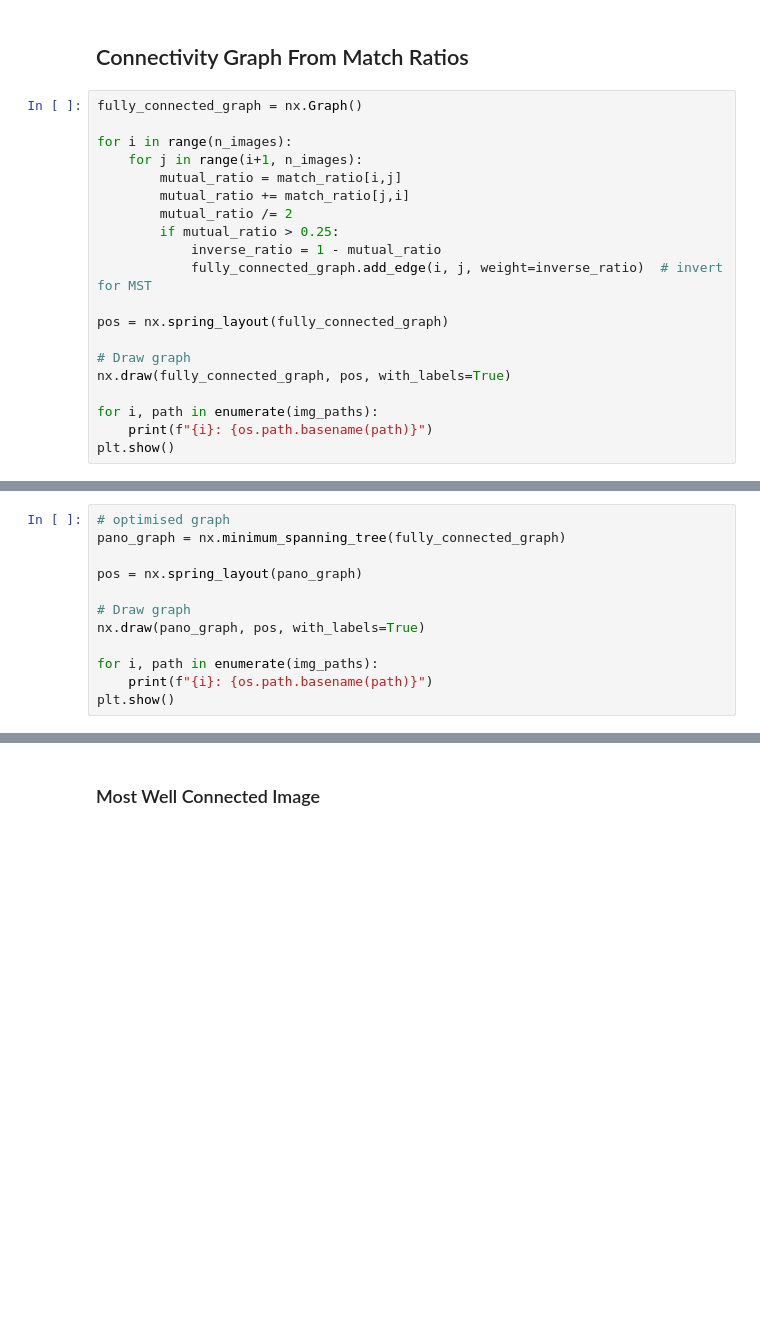
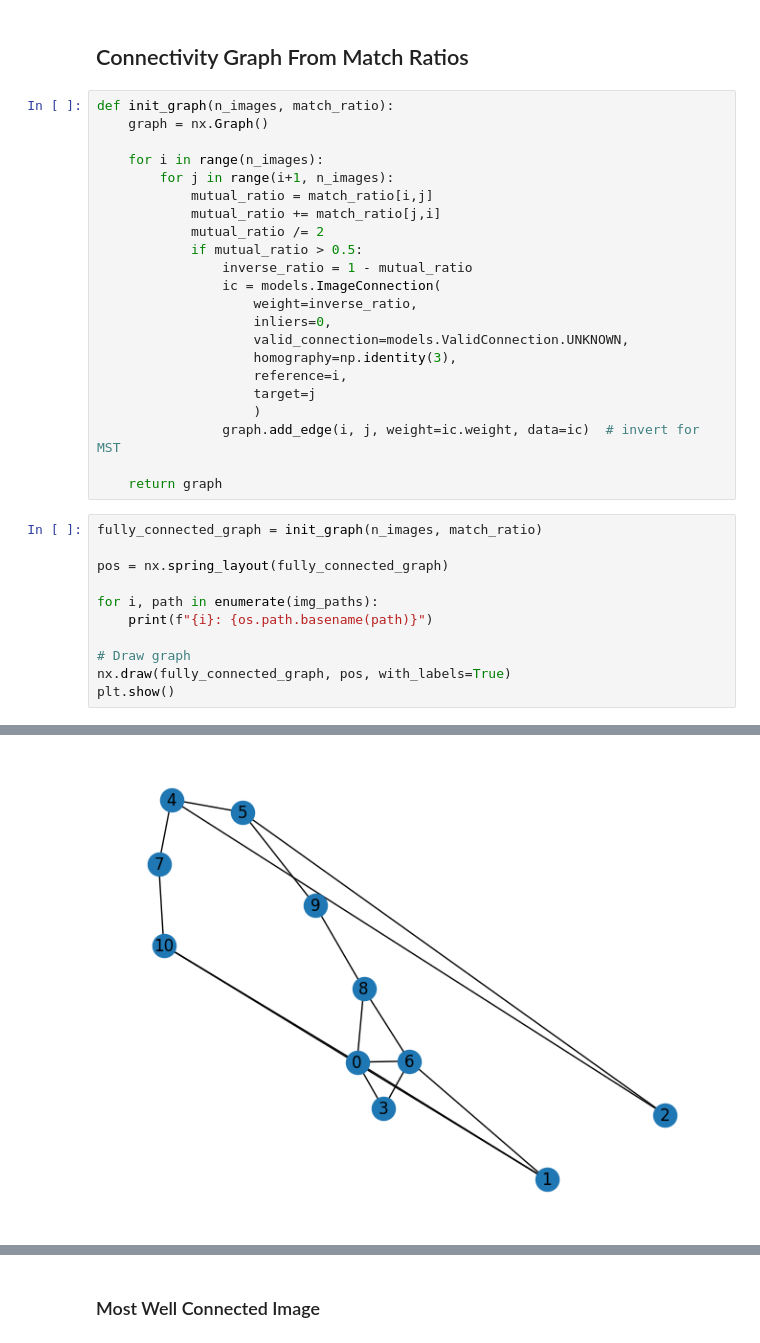
Before and after one commit to GCSchmidt/local-image-features-apps, a Jupyter notebook: src/image_stitching/experiments.ipynb, the cells around one changed output, grey strips where cells are left out. Drawn from its saved outputs; the diff is of its cells as text; blank space fills up the shorter version.

```diff
--- a/src/image_stitching/experiments.ipynb
+++ b/src/image_stitching/experiments.ipynb
@@ -255,22 +380,36 @@ plt.show()
 # %% [markdown]
 ## Connectivity Graph From Match Ratios
+# %%
+def init_graph(n_images, match_ratio):
+    graph = nx.Graph()
+
+    for i in range(n_images):
+        for j in range(i+1, n_images):
+            mutual_ratio = match_ratio[i,j]
+            mutual_ratio += match_ratio[j,i]
+            mutual_ratio /= 2
+            if mutual_ratio > 0.5:
+                inverse_ratio = 1 - mutual_ratio
+                ic = models.ImageConnection(
+                    weight=inverse_ratio,
+                    inliers=0,
+                    valid_connection=models.ValidConnection.UNKNOWN,
+                    homography=np.identity(3),
+                    reference=i,
+                    target=j
+                    )
+                graph.add_edge(i, j, weight=ic.weight, data=ic)  # invert for MST
+
+    return graph
 # %%
-fully_connected_graph = nx.Graph()
-
-for i in range(n_images):
-    for j in range(i+1, n_images):
-        mutual_ratio = match_ratio[i,j]
-        mutual_ratio += match_ratio[j,i]
-        mutual_ratio /= 2
-        if mutual_ratio > 0.25:
-            inverse_ratio = 1 - mutual_ratio
-            fully_connected_graph.add_edge(i, j, weight=inverse_ratio)  # invert for MST
+fully_connected_graph = init_graph(n_images, match_ratio)
 
 pos = nx.spring_layout(fully_connected_graph)
 
+for i, path in enumerate(img_paths):
+    print(f"{i}: {os.path.basename(path)}")
+
 # Draw graph
 nx.draw(fully_connected_graph, pos, with_labels=True)
-
-for i, path in enumerate(img_paths):
-    print(f"{i}: {os.path.basename(path)}")
 plt.show()
+# %% [output]
@@ -277,12 +427 @@ plt.show()
+[figure, added]
-# %%
-# optimised graph
-pano_graph = nx.minimum_spanning_tree(fully_connected_graph)
-
-pos = nx.spring_layout(pano_graph)
-
-# Draw graph
-nx.draw(pano_graph, pos, with_labels=True)
-
-for i, path in enumerate(img_paths):
-    print(f"{i}: {os.path.basename(path)}")
-plt.show()
```
Also changed, not shown: parts of 49 cells of this notebook, 1 other file.
